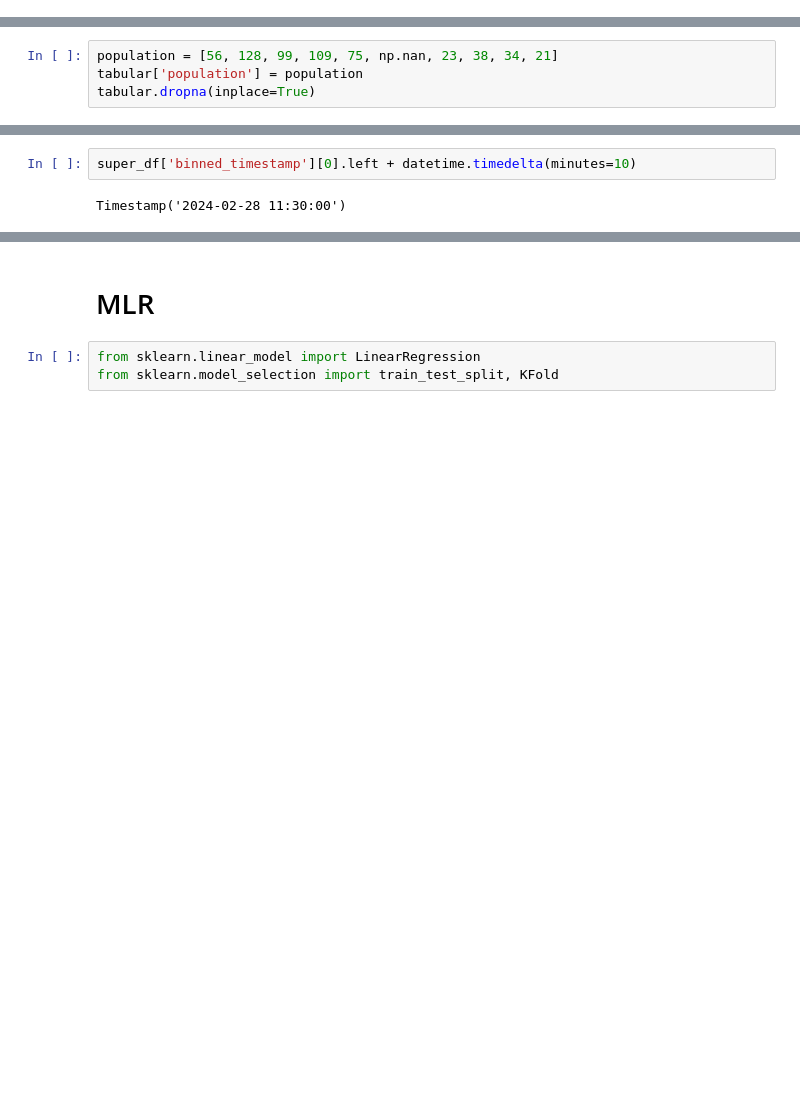
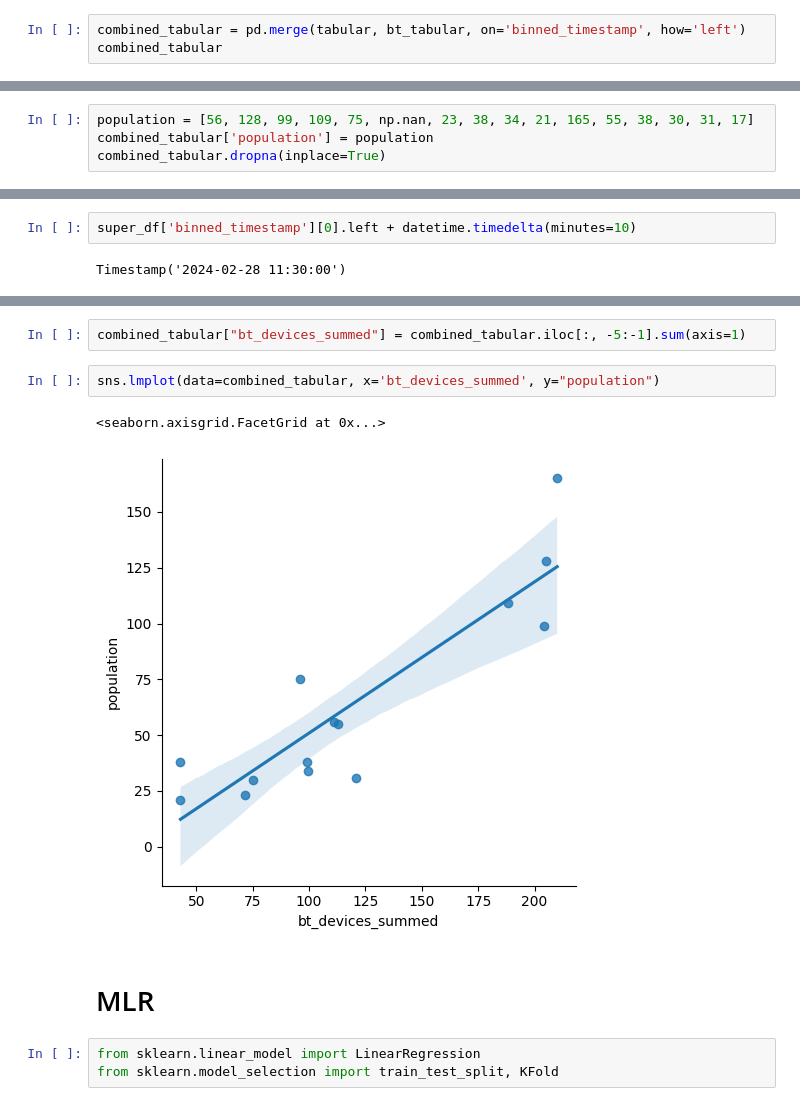
Before and after one commit to ForceLightning/INF2009-T10-Project, a Jupyter notebook: preprocessing.ipynb, the cells around one changed output, grey strips where cells are left out. Saved outputs shown, nothing was run; the diff lists cells and outputs as text; blank space fills up the shorter version.

```diff
--- a/preprocessing.ipynb
+++ b/preprocessing.ipynb
@@ -204,2 +246,5 @@ pivoted_table
 # %%
 tabular = pd.DataFrame(pivoted_table.to_records())
+# %%
+combined_tabular = pd.merge(tabular, bt_tabular, on='binned_timestamp', how='left')
+combined_tabular
@@ -206,4 +270,4 @@ tabular = pd.DataFrame(pivoted_table.to_records())
 # %%
-population = [56, 128, 99, 109, 75, np.nan, 23, 38, 34, 21]
-tabular['population'] = population
-tabular.dropna(inplace=True)
+population = [56, 128, 99, 109, 75, np.nan, 23, 38, 34, 21, 165, 55, 38, 30, 31, 17]
+combined_tabular['population'] = population
+combined_tabular.dropna(inplace=True)
@@ -293,3 +371,10 @@ ax.set_xticklabels(ax.get_xticklabels(), rotation=90)
+# %%
+combined_tabular["bt_devices_summed"] = combined_tabular.iloc[:, -5:-1].sum(axis=1)
+# %%
+sns.lmplot(data=combined_tabular, x='bt_devices_summed', y="population")
+# %% [output]
+<seaborn.axisgrid.FacetGrid at 0x...>
+[figure, added]
 # %% [markdown]
 # MLR
 # %%
```
Also changed, not shown: parts of 56 cells of this notebook, 1 other file.
